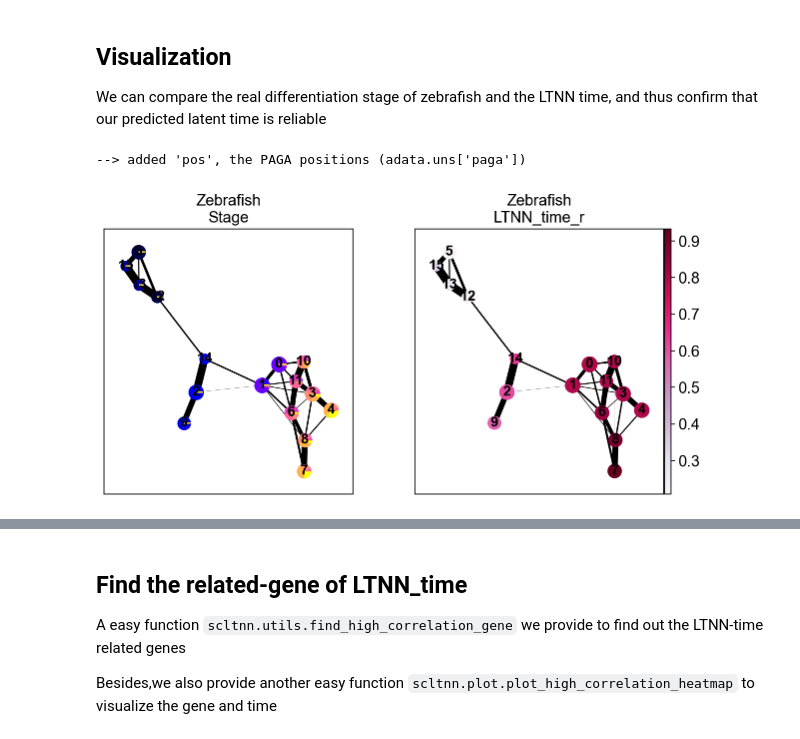
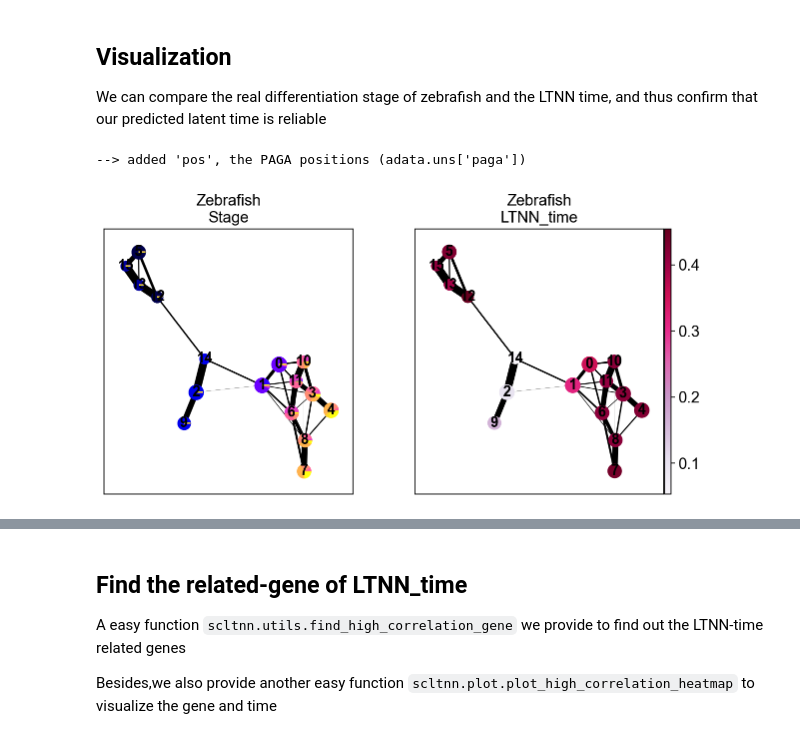
Before and after one commit to Starlitnightly/scltnn, a Jupyter notebook: source/Tutorials/zebrafish.ipynb, the cells around one changed output, grey strips where cells are left out. Drawn from its saved outputs; the diff is of its cells as text; code cells hidden in the pictures.

```diff
--- a/source/Tutorials/zebrafish.ipynb
+++ b/source/Tutorials/zebrafish.ipynb
@@ -195,12 +181,12 @@ zebrafish.cal_scLTNN_time()
 # %% [markdown]
 ## Visualization
 We can compare the real differentiation stage of zebrafish and the LTNN time, and thus confirm that our predicted latent time is reliable
-# %%
-sc.pl.paga(zebrafish.adata_test, color=['Stage','LTNN_time_r'],cmap='PuRd',
-          title=['Zebrafish\nStage','Zebrafish\nLTNN_time_r'],)
-          #save='_fig3_pancreas.png')
-# %% [output]
---> added 'pos', the PAGA positions (adata.uns['paga'])
-[figure, removed]
+# %%
+sc.pl.paga(zebrafish.adata_test, color=['Stage','LTNN_time'],cmap='PuRd',
+          title=['Zebrafish\nStage','Zebrafish\nLTNN_time'],)
+          #save='_fig3_pancreas.png')
+# %% [output]
+--> added 'pos', the PAGA positions (adata.uns['paga'])
+[figure, added]
 # %%
 scv.pl.scatter(zebrafish.adata_test, basis="force_directed", cmap='PuRd',
```
Also changed, not shown: parts of 13 cells of this notebook, 8 other files.
